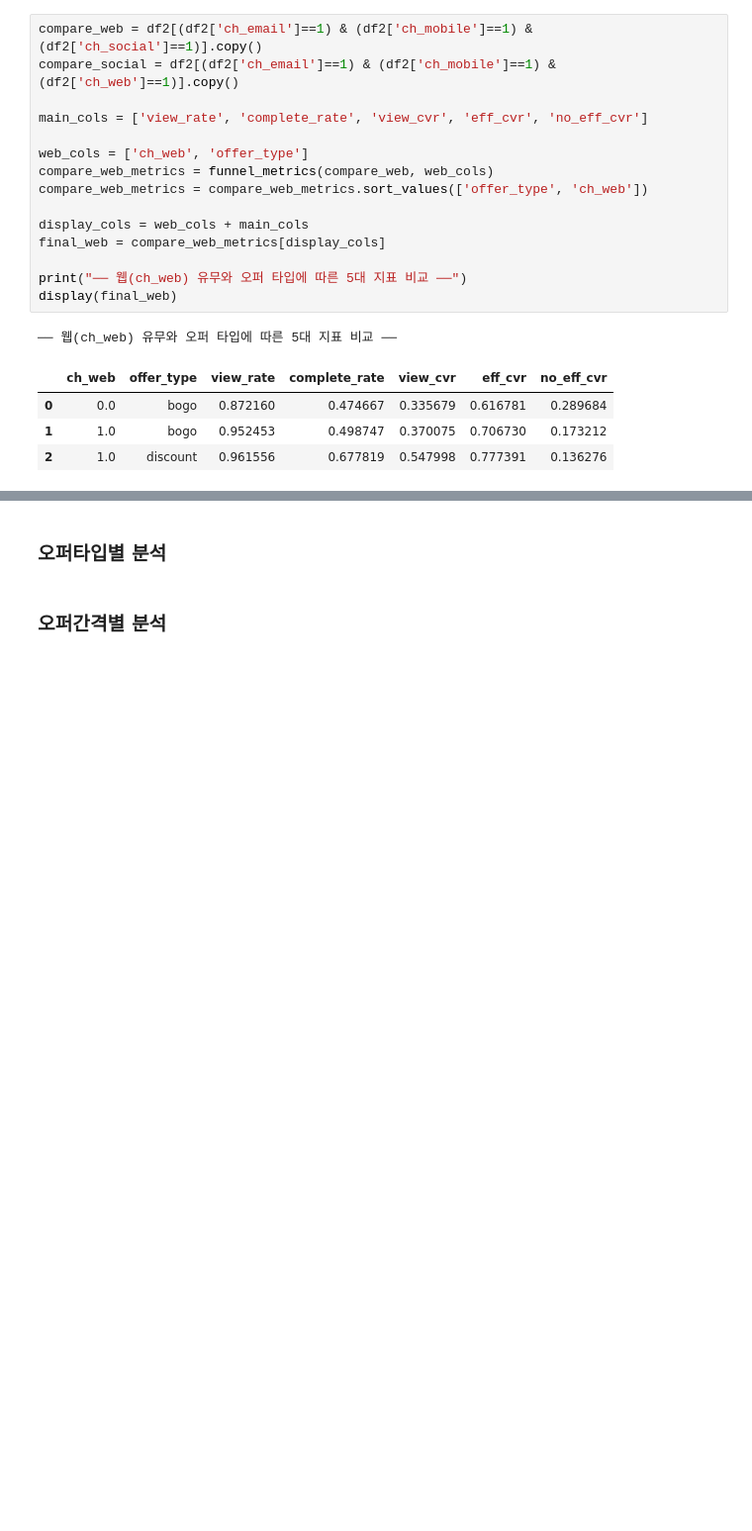
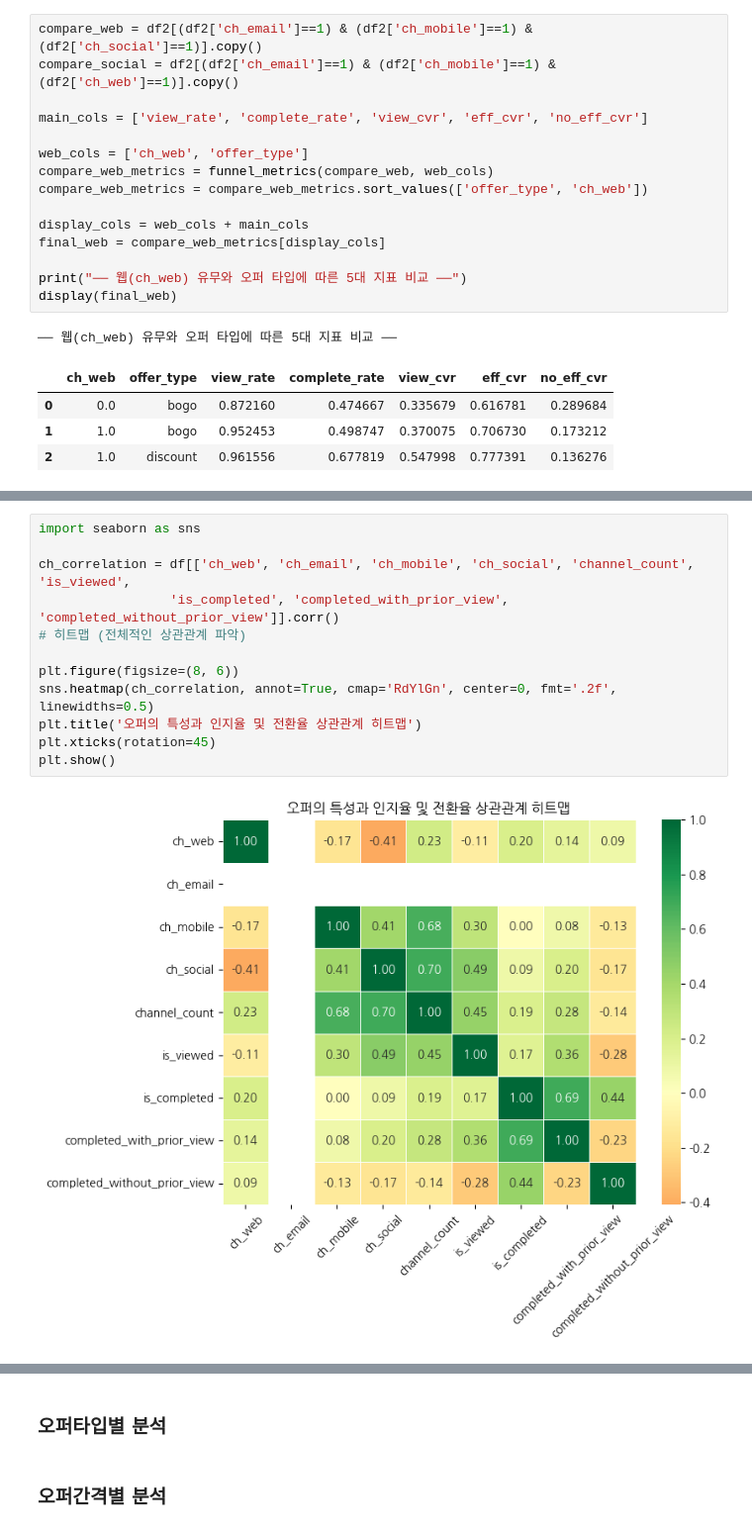
Before and after one commit to rladbstj56/practice_project, a Jupyter notebook: Myun_EDA/03_analysis_final.ipynb, the cells around one changed output, grey strips where cells are left out. Shown at 99% size. Drawn from its saved outputs; the diff is of its cells as text; blank space fills up the shorter version.

```diff
--- a/Myun_EDA/03_analysis_final.ipynb
+++ b/Myun_EDA/03_analysis_final.ipynb
@@ -1022,0 +1201,14 @@ display(final_social)
+# %%
+import seaborn as sns
+
+ch_correlation = df[['ch_web', 'ch_email', 'ch_mobile', 'ch_social', 'channel_count', 'is_viewed',
+                 'is_completed', 'completed_with_prior_view', 'completed_without_prior_view']].corr()
+# 히트맵 (전체적인 상관관계 파악)
+
+plt.figure(figsize=(8, 6))
+sns.heatmap(ch_correlation, annot=True, cmap='RdYlGn', center=0, fmt='.2f', linewidths=0.5)
+plt.title('오퍼의 특성과 인지율 및 전환율 상관관계 히트맵')
+plt.xticks(rotation=45)
+plt.show()
+# %% [output]
+[figure, added]
```
Also changed, not shown: parts of 14 cells of this notebook.
